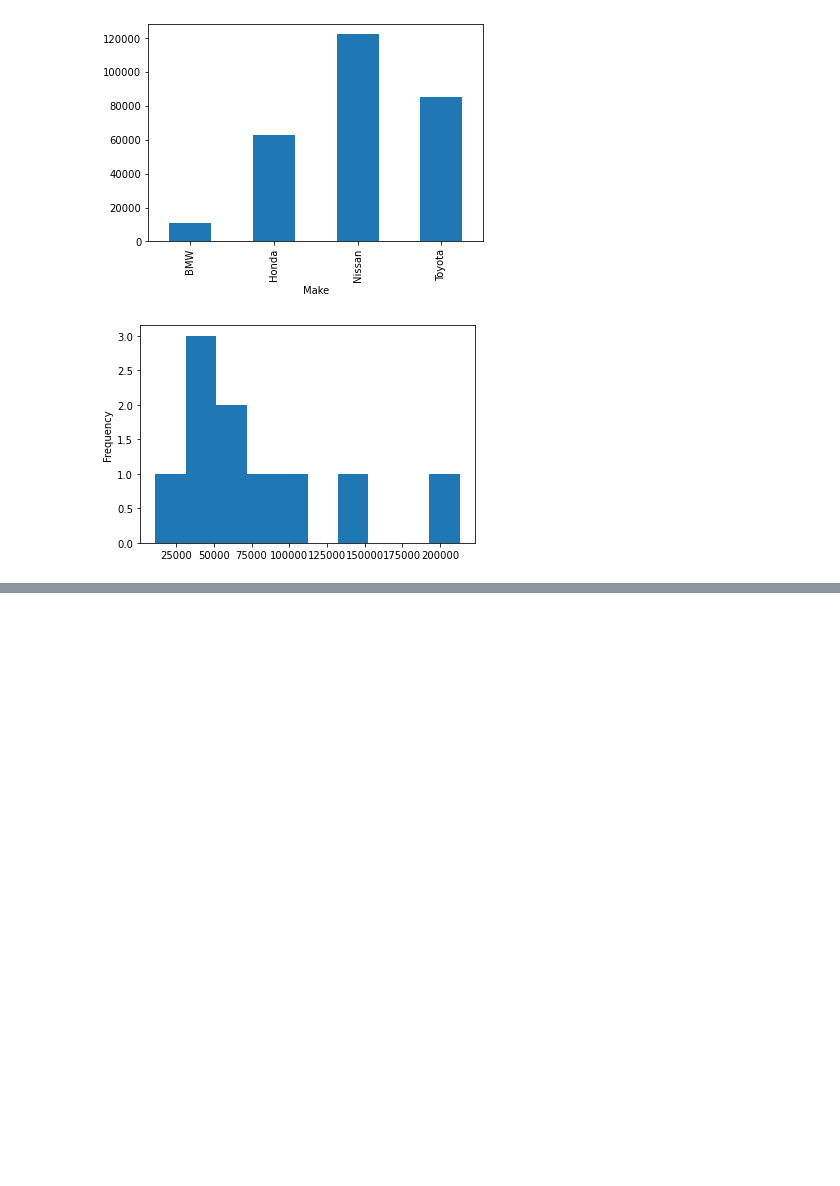
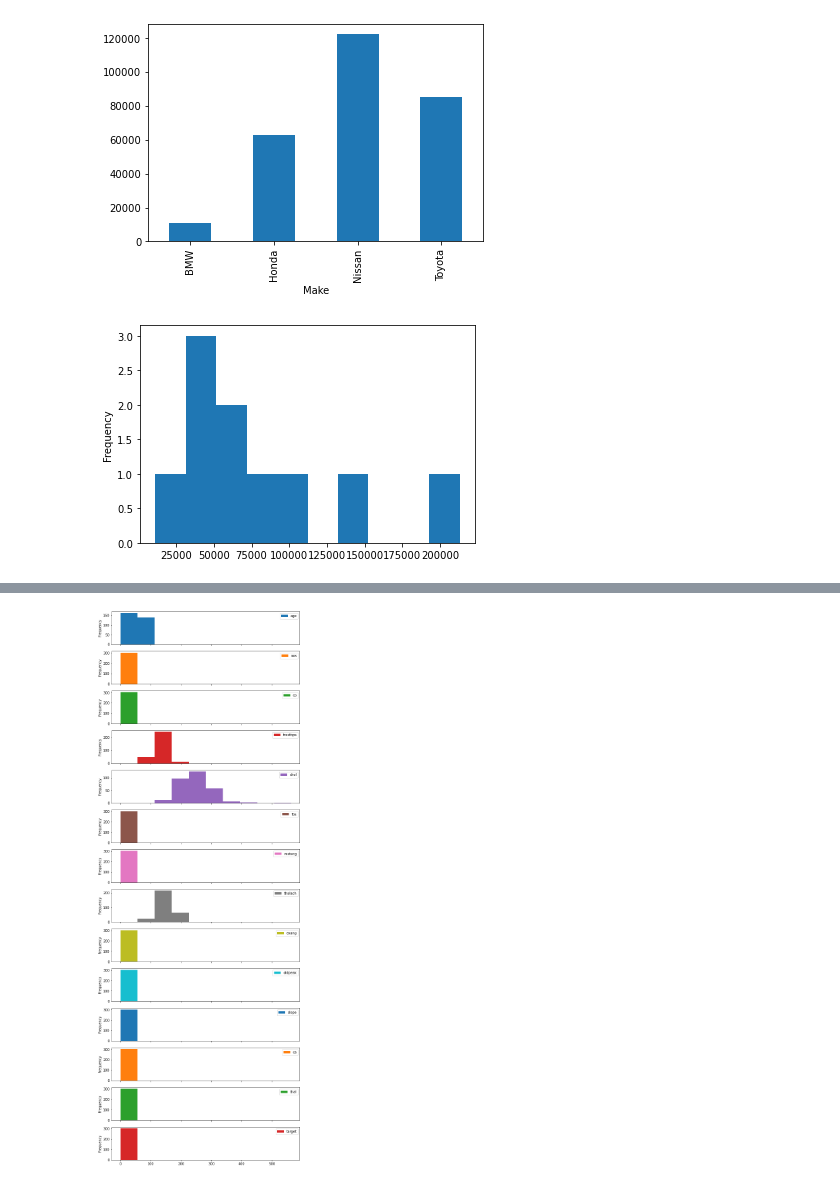
Before and after one commit to liwangcherish/learning-notes-Complete-A.I.-Machine-Learning-Data-Science-Bootcamp, a Jupyter notebook: Matplotlib Plotting and Data Visualization.ipynb, the cells around one changed output, grey strips where cells are left out. Saved outputs shown, nothing was run; the diff lists cells and outputs as text; code cells hidden in the pictures; blank space fills up the shorter version.

```diff
--- a/Matplotlib Plotting and Data Visualization.ipynb
+++ b/Matplotlib Plotting and Data Visualization.ipynb
@@ -398,0 +445,4 @@ car_sales["Odometer (KM)"].plot.hist();
+# %%
+heart_disease.plot.hist(figsize = (10, 30),subplots = True);
+# %% [output]
+[figure, added]
```
Also changed, not shown: parts of 17 cells of this notebook, 2 other files.
